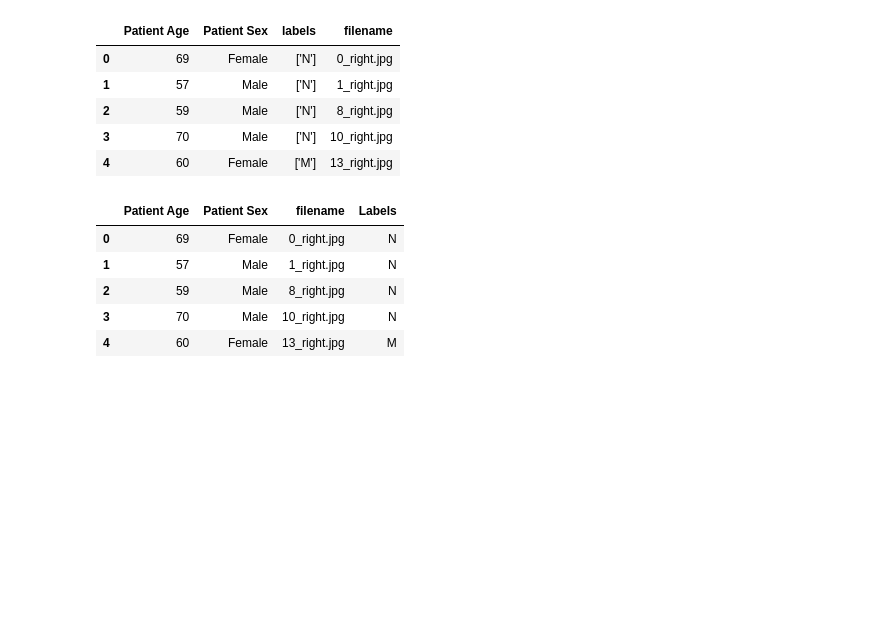
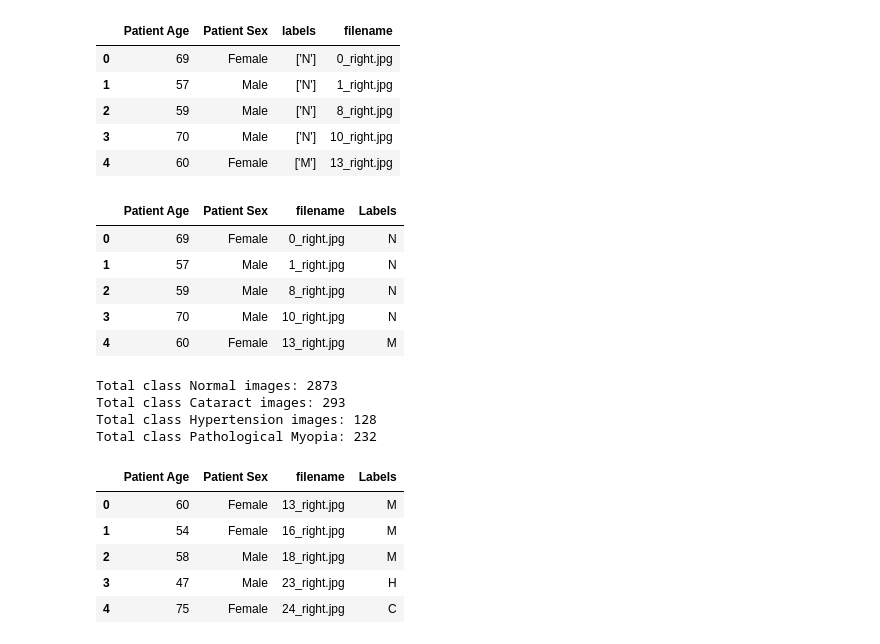
Before and after one commit to matthewalfredoo/Project-Introdcution-to-ML, a Jupyter notebook: Eye_Diseases_Classification.ipynb, the cells around one changed output. Cells and saved outputs as stored; diff of their text form; code cells hidden in the pictures; blank space fills up the shorter version.

```diff
--- a/Eye_Diseases_Classification.ipynb
+++ b/Eye_Diseases_Classification.ipynb
@@ -86,3 +134,40 @@ df_cut.head()
 | 2 | 59 | Male | 8_right.jpg | N |
 | 3 | 70 | Male | 10_right.jpg | N |
 | 4 | 60 | Female | 13_right.jpg | M |
+# %%
+# show number of each classes' images
+labels_list = df_cut.Labels.tolist()
+print('Total class Normal images:', labels_list.count('N'))
+print('Total class Cataract images:', labels_list.count('C'))
+print('Total class Hypertension images:', labels_list.count('H'))
+print('Total class Pathological Myopia:', labels_list.count('M'))
+# %% [output]
+Total class Normal images: 2873
+Total class Cataract images: 293
+Total class Hypertension images: 128
+Total class Pathological Myopia: 232
+# %%
+# delete 2573 rows of class Normal, since class Normal images are way too high
+# compared to other classes
+
+target_deleted = 2573
+data_deleted = 0  # this should reach the number 2573
+
+for i in range(0, len(df_cut)):
+  if data_deleted == target_deleted:
+    break
+
+  if df_cut.Labels[i] == 'N':
+    df_cut = df_cut.drop(i)
+    data_deleted += 1
+
+# reset the indexing of the dataframe
+df_cut = df_cut.reset_index(drop=True)
+df_cut.head()
+# %% [output]
+|  | Patient Age | Patient Sex | filename | Labels |
+| 0 | 60 | Female | 13_right.jpg | M |
+| 1 | 54 | Female | 16_right.jpg | M |
+| 2 | 58 | Male | 18_right.jpg | M |
+| 3 | 47 | Male | 23_right.jpg | H |
+| 4 | 75 | Female | 24_right.jpg | C |
```
Also changed, not shown: parts of 36 cells of this notebook.
